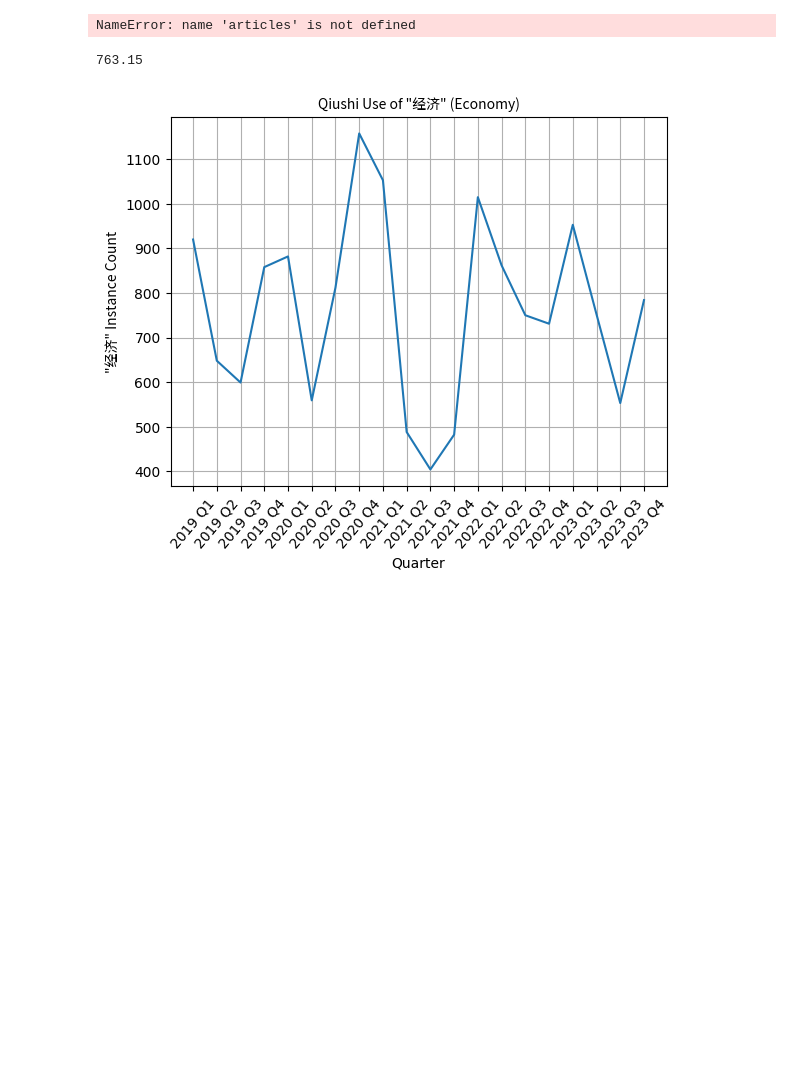
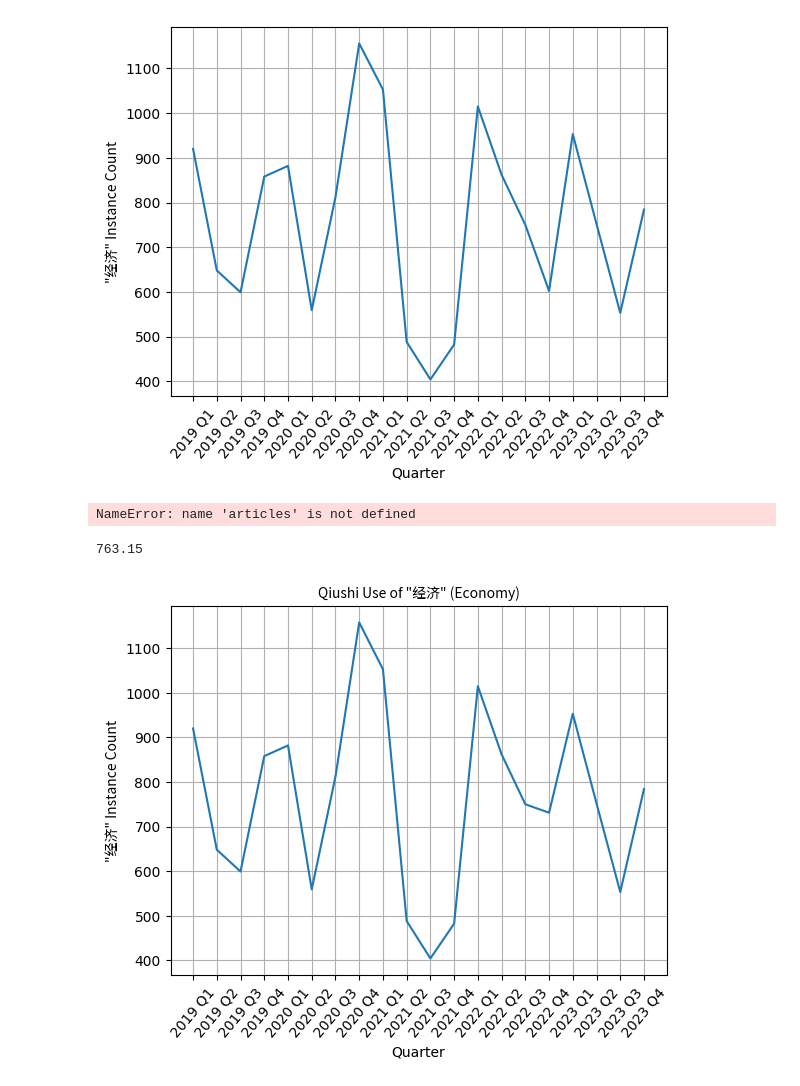
Before and after one commit to calebcsjm/China_Project, a Jupyter notebook: articles/analyze_articles/frequency_analysis/frequency_analysis.ipynb, the cells around one changed output. Cells and saved outputs as stored; diff of their text form; code cells hidden in the pictures; blank space fills up the shorter version.

```diff
--- a/articles/analyze_articles/analyze_qiushi_articles/frequency_analysis.ipynb
+++ b/articles/analyze_articles/frequency_analysis/frequency_analysis.ipynb
@@ -122,3 +172,7 @@ def store_count_results(term, term_quarter_count):
+# %%
+plot_quarter_counts(qiushi_articles, '经济', 'Economy')
+# %% [output]
+[figure, added]
 # %%
 store_count_results("经济", quarter_count(articles, "经济"))
 # %% [output]
```
Also changed, not shown: parts of 7 cells of this notebook, 2 other files.
